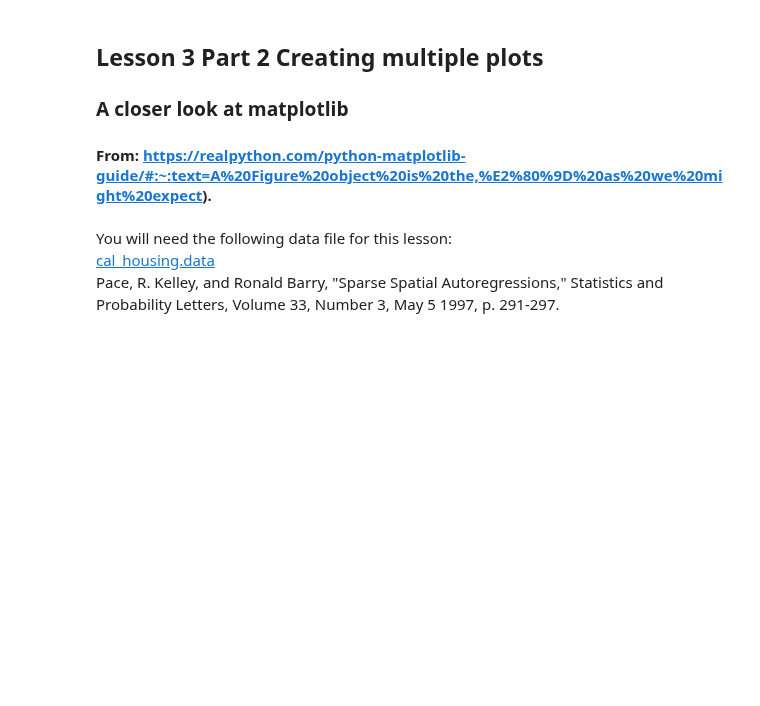
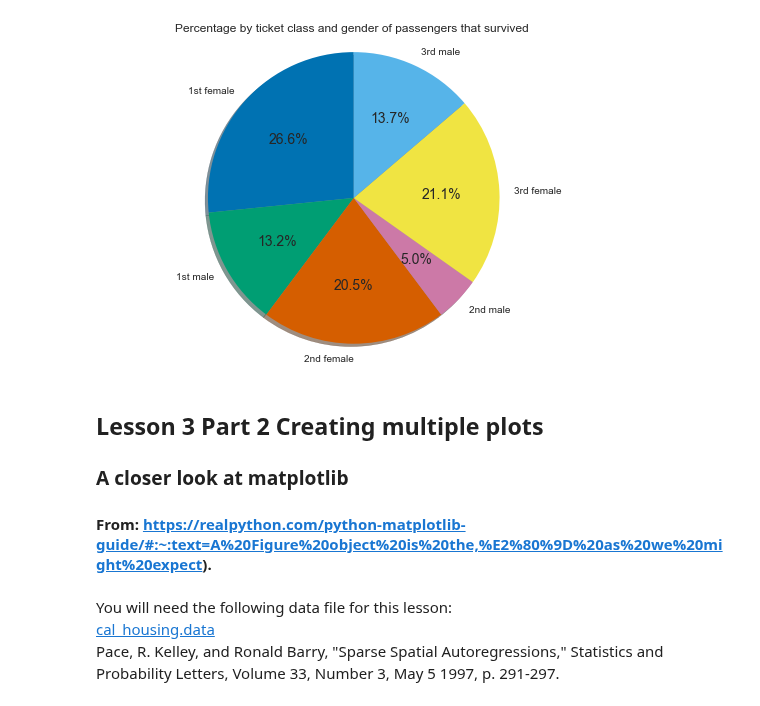
Before and after one commit to sgcorcoran/Python-for-MSE, a Jupyter notebook: lessons_3114/04_closer_look_at_pandas.ipynb, the cells around one changed output. Cells and saved outputs as stored; diff of their text form; code cells hidden in the pictures; blank space fills up the shorter version.

Commit message:
start of 3114 Fall 2022

```diff
--- a/lessons_3114/Lesson 3 Part 2 Grouping plots together.ipynb
+++ b/lessons_3114/04_closer_look_at_pandas.ipynb
@@ -1,3 +191,18 @@
+# %%
+dataforpie=data.groupby(['Survived','Sex','Pclass']).count().unstack().unstack().loc[:,'Fare']
+
+labels = ['1st female','1st male','2nd female','2nd male','3rd female','3rd male']
+
+fig1, ax1 = plt.subplots()
+ax1.pie(dataforpie.loc[1], labels=labels, autopct='%1.1f%%',shadow=True, startangle=90)
+
+# Add some text for labels, title and custom x-axis tick labels, etc.
+ax1.set_title('Percentage by ticket class and gender of passengers that survived ')
+ax1.axis('equal')
+
+plt.show()
+# %% [output]
+[figure, added]
 # %% [markdown]
 ## Lesson 3 Part 2 Creating multiple plots
 ### A closer look at matplotlib
```
Also changed, not shown: parts of 30 cells of this notebook, 8 other files.
